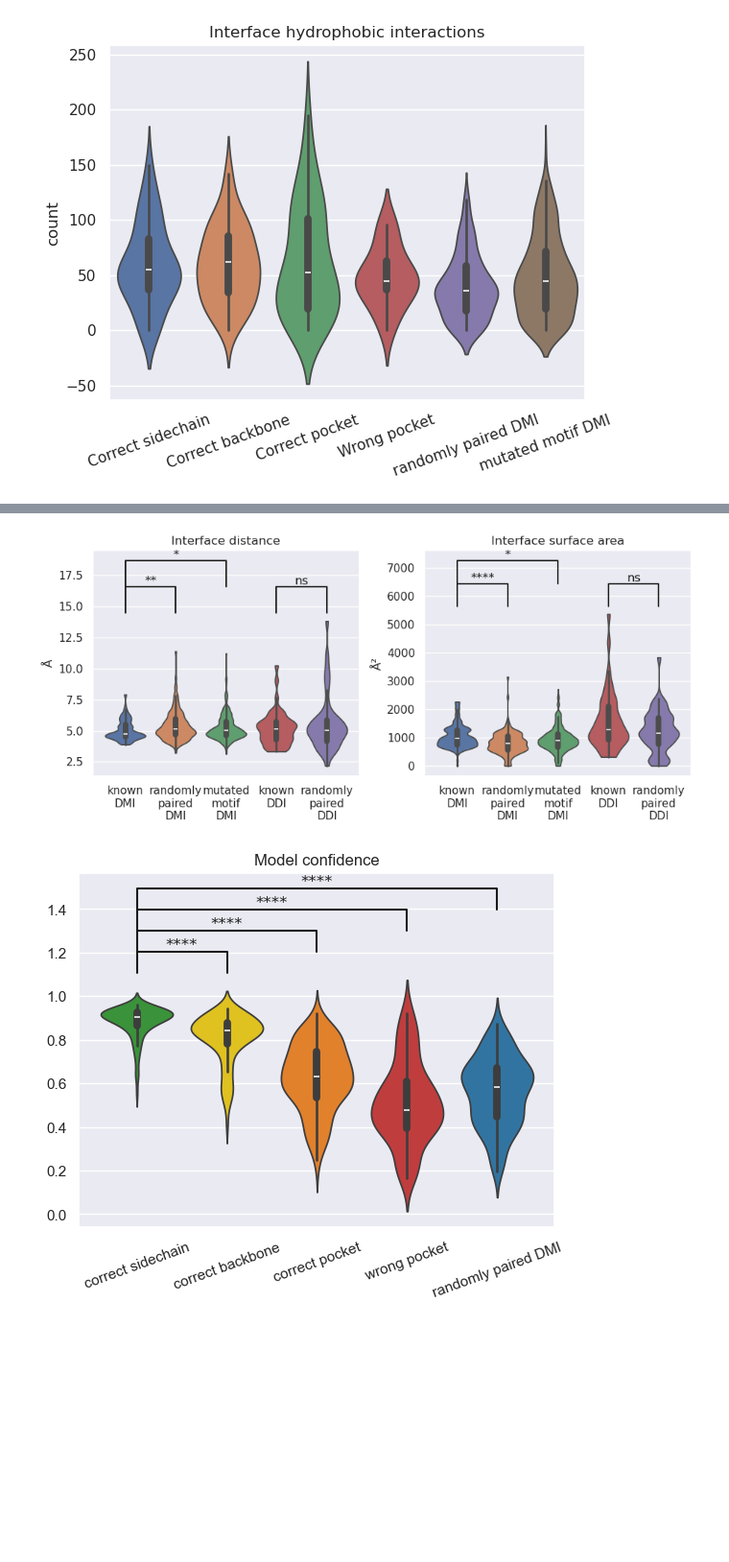
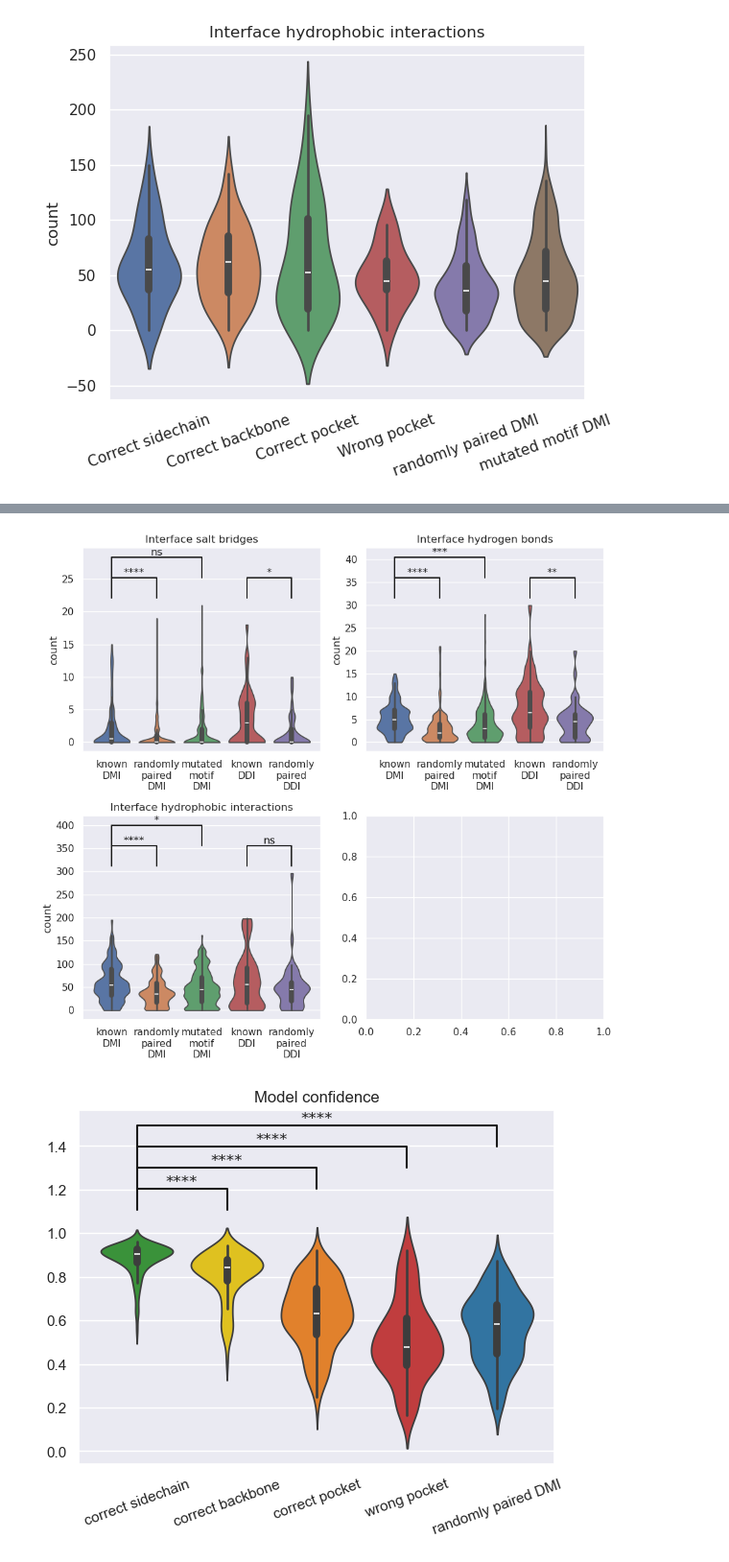
Before and after one commit to andreasmz/bachelorthesis, a Jupyter notebook: dev/2025-04-19 plots.ipynb, the cells around one changed output, grey strips where cells are left out. Shown at 96% size. Cells and saved outputs as stored; diff of their text form; code cells hidden in the pictures; blank space fills up the shorter version.

Commit message:
added disulfide bonds and new salt bridge calculation

```diff
--- a/dev/2025-04-19 plots.ipynb
+++ b/dev/2025-04-19 plots.ipynb
@@ -264,6 +264,7 @@ def plot_significance(data, col1, col2, y):
 sns.set_theme()
 
 for i, (c, (title, ylabel)) in enumerate(categories.items()):
+    plt.figure(figsize=(5,4))
     data = {label: list(dataAF[(dataAF["benchmark_set"] == benchmark_set) & (dataAF["model_id"] == "ranked_0")][c].dropna()) for benchmark_set, label in benchmark_sets.items()}
     #data = {label: list(dataAF[(dataAF["benchmark_set"] == benchmark_set)][c].dropna()) for benchmark_set, label in benchmark_sets.items()}
     p = sns.violinplot(data, inner="box")
@@ -304,7 +305,7 @@ categories = {
     f"hydrophobic_interactions_{af_v}": ["Interface hydrophobic interactions", "count"]
 }
 
-categories = dict(list(categories.items())[1:3])
+categories = dict(list(categories.items())[3:6])
 
 
 
@@ -324,36 +325,38 @@ def plot_significance(ax, data, col1, col2, y):
         pvalue_label = "**"
     elif pvalue < 0.05:
         pvalue_label = "*"
     else:
         pvalue_label = "ns"
     ax.plot([x1, x1, x2, x2], [y, y+h, y+h, y], lw=1.5, c=col)
     ax.text((x1+x2)*.5, y+h, pvalue_label, ha='center', va='bottom', color=col)
 
 sns.set_theme()
 mpl.rcParams['font.family'] = 'DejaVu Sans'
-fig, axes = plt.subplots(1, 2, figsize=(9.3, 4.3), dpi=100)
+#fig, axes = plt.subplots(1, 2, figsize=(9.3, 4.3), dpi=100)
+fig, axes = plt.subplots(2, 2, figsize=(9.3, 8.6), dpi=100)
+axes = np.ndarray.flatten(axes)
 
 for i, (c, (title, ylabel)) in enumerate(categories.items()):
     data = {label.replace(" ", "\n"): list(dataAF[(dataAF["benchmark_set"] == benchmark_set) & (dataAF["model_id"] == "ranked_0")][c].dropna()) for benchmark_set, label in benchmark_sets.items()}
     #data = {label: list(dataAF[(dataAF["benchmark_set"] == benchmark_set)][c].dropna()) for benchmark_set, label in benchmark_sets.items()}
     p = sns.violinplot(data, ax=axes[i], inner="box", cut=0, density_norm="area", bw_adjust=0.5)
     #p = sns.catplot(data)
     p.set_title(title)
     p.set_ylabel(ylabel)
     #mpl.rcParams['font.family'] = 'DejaVu Sans'
     #plt.xticks(rotation=20)
     #plt.xticks(ticks=[])
 
     plot_significance(axes[i], data, "known DMI", "randomly paired DMI", 1.05)
     plot_significance(axes[i], data, "known DMI", "mutated motif DMI", 1.2)
     plot_significance(axes[i], data, "known DDI", "randomly paired DDI", 1.05)
 plt.tight_layout()
 #plt.savefig(f"2025_04_26 violinplot {c}.svg")
-#plt.savefig(f"2025_04_26 violinplot distance buried area.svg")
+#plt.savefig(f"2025_04_26 violinplot salt bridges and hbonds.svg")
 
 plt.show()
 # %% [output]
-[figure, old version]
+[figure, new version]
 # %%
 af_v = "AF2"
 # classes = {
```
Also changed, not shown: parts of 1 cell of this notebook, 3 other files.
